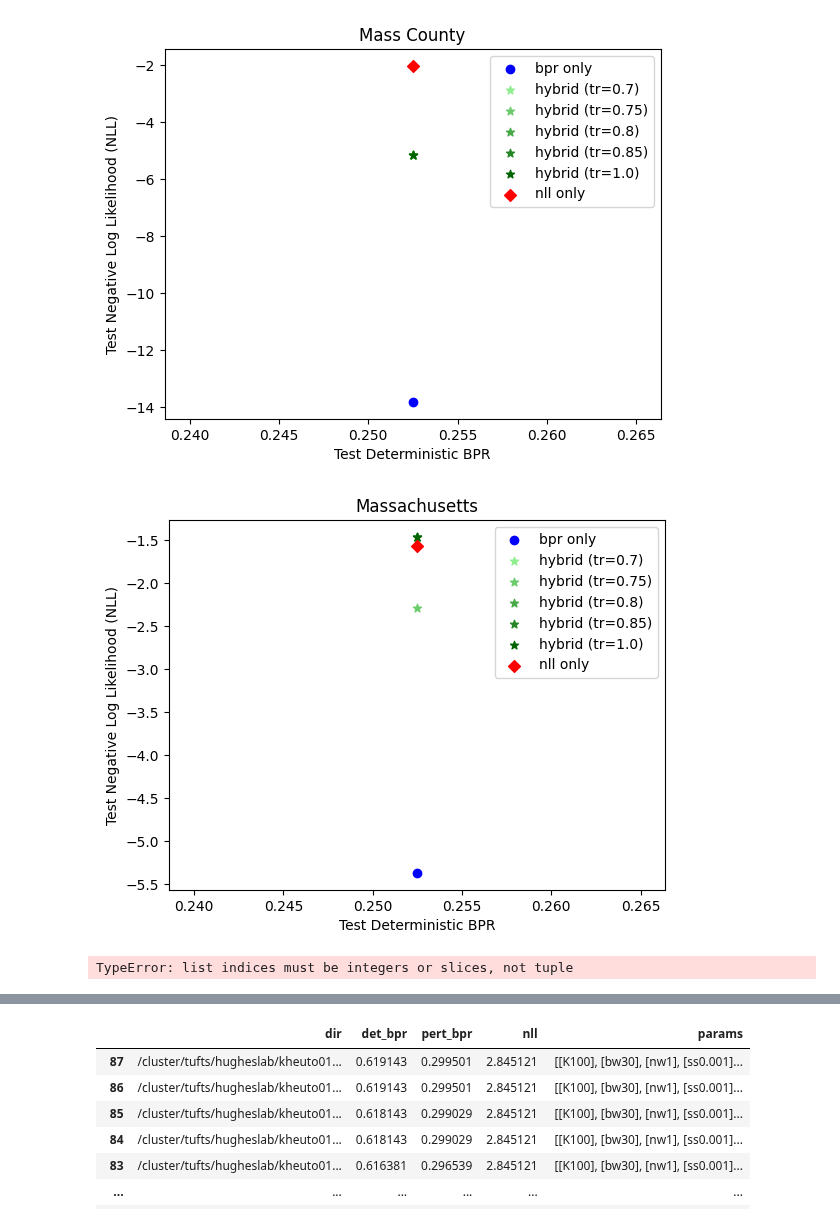
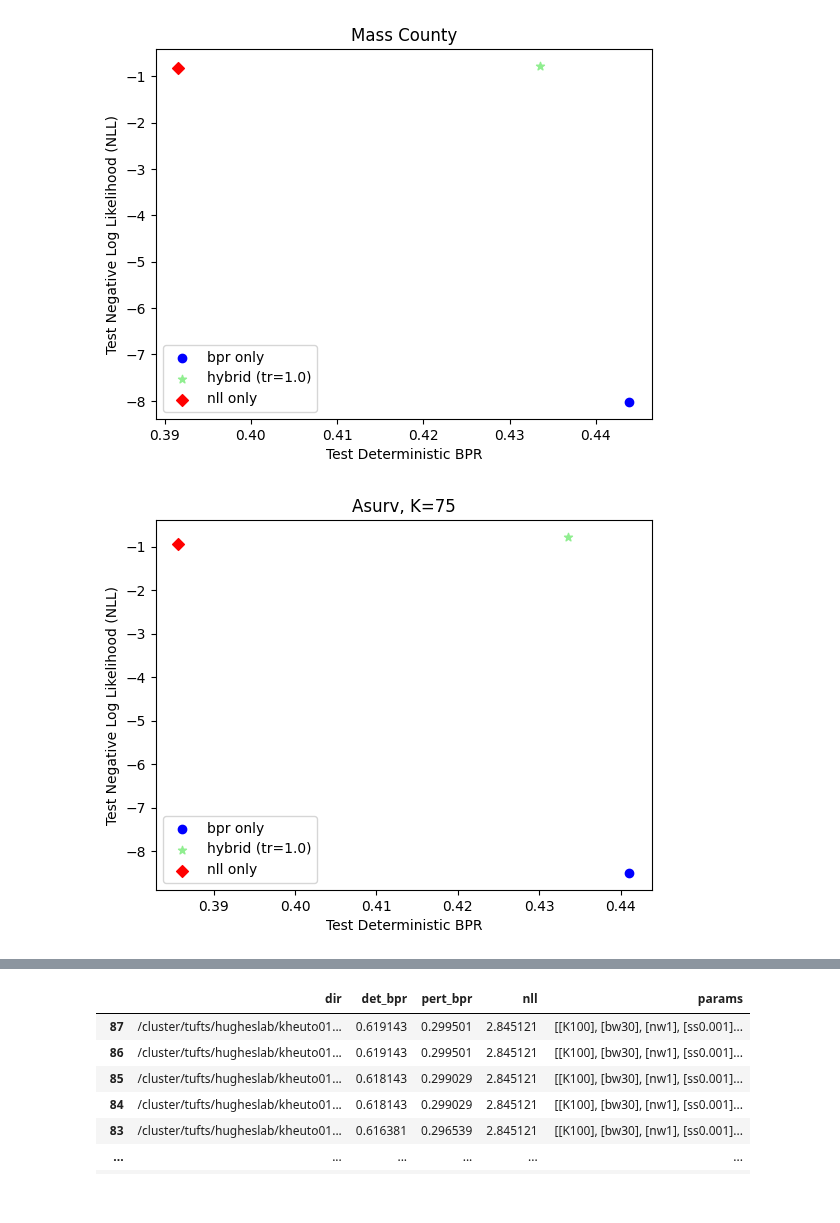
Before and after one commit to kheuton/prob_diff_topk, a Jupyter notebook: CheckOpioidResults.ipynb, the cells around one changed output, grey strips where cells are left out. Cells and saved outputs as stored; diff of their text form; code cells hidden in the pictures.

```diff
--- a/CheckOpioidResults.ipynb
+++ b/CheckOpioidResults.ipynb
@@ -22,12 +22,12 @@ from matplotlib import pyplot as plt
 def load_data(data_dir):
     """Load and process training, validation, and test data."""
     # Load data
-    train_X_df = pd.read_csv(os.path.join(data_dir, 'train_x.csv'), index_col=[0,1])
-    train_Y_df = pd.read_csv(os.path.join(data_dir, 'train_y.csv'), index_col=[0,1])
-    val_X_df = pd.read_csv(os.path.join(data_dir, 'valid_x.csv'), index_col=[0,1])
-    val_Y_df = pd.read_csv(os.path.join(data_dir, 'valid_y.csv'), index_col=[0,1])
-    test_X_df = pd.read_csv(os.path.join(data_dir, 'test_x.csv'), index_col=[0,1])
-    test_Y_df = pd.read_csv(os.path.join(data_dir, 'test_y.csv'), index_col=[0,1])
+    train_X_df = pd.read_csv(os.path.join(data_dir, 'bird_train_x.csv'), index_col=[0,1])
+    train_Y_df = pd.read_csv(os.path.join(data_dir, 'bird_train_y.csv'), index_col=[0,1])
+    val_X_df = pd.read_csv(os.path.join(data_dir, 'bird_valid_x.csv'), index_col=[0,1])
+    val_Y_df = pd.read_csv(os.path.join(data_dir, 'bird_valid_y.csv'), index_col=[0,1])
+    test_X_df = pd.read_csv(os.path.join(data_dir, 'bird_test_x.csv'), index_col=[0,1])
+    test_Y_df = pd.read_csv(os.path.join(data_dir, 'bird_test_y.csv'), index_col=[0,1])
 
     def convert_df_to_3d_array(df):
         geoids = sorted(df.index.get_level_values('geoid').unique())
@@ -219,6 +219,9 @@ To enable the following instructions: AVX2 AVX512F AVX512_VNNI FMA, in other ope
 # %%
 data_dir = '/cluster/tufts/hugheslab/datasets/NSF_OD/cleaned/long/MA'
 base_dir = '/cluster/tufts/hugheslab/kheuto01/opioid_hpc_test_long_big/MA/'
+K=50
+data_dir = '/cluster/tufts/hugheslab/fmuenc01/code/prob_diff_topk/data_dir/asurv/2monthly_ctxtSize5_small/'
+base_dir = f'/cluster/tufts/hugheslab/fmuenc01/bird_zero_rand_K{K}_8000_bigFix_nll_shortcut/asurv'
 # %%
 
 def make_negative_binomial_report(exp_dir, title=None):
@@ -384,3 +389,3 @@ results.to_csv('~/code/prob_diff_topk/final_ma_train_val.csv')
 # %%
-results_df, best_model_info = find_best_model_and_evaluate(base_dir, data_dir, device='cuda', K=100)
+results_df, best_model_info = find_best_model_and_evaluate(base_dir, data_dir, device='cuda', K=K, num_score_samples=50000)
 # %% [output]
@@ -412,7 +415,7 @@ results_df.to_csv('~/code/prob_diff_topk/final_ma.csv')
 import matplotlib.colors as mcolors
 
 # Extract 'tr' values from results_df['param_8']
-results_df['tr'] = results_df['param_8'].apply(lambda x: float(x[0][2:]) if isinstance(x, list) and len(x) > 0 else np.nan)
+results_df['tr'] = results_df['param_8'].apply(lambda x: float(x[0][2:]) if isinstance(x, list) and len(x) > 0 and len(x[0]) < 8 else np.nan)
 
 # Extract 'bw' and 'nw' values from param_1 and param_2
 results_df['bw'] = results_df['param_1'].apply(lambda x: int(x[0][2:]) if isinstance(x, list) and len(x) > 0 else np.nan)
@@ -452,37 +455,33 @@ plt.ylabel('Test Negative Log Likelihood (NLL)')
 handles, labels = plt.gca().get_legend_handles_labels()
 by_label = dict(sorted(zip(labels, handles), key=lambda x: x[0]))
 plt.legend(by_label.values(), by_label.keys())
 plt.show()
 # Plot the test nll and bpr, but choose models based on the best val_det_bpr
 for bw, nw in [(30, 0), (30, 1), (0, 1)]:
     mask = (results_df['bw'] == bw) & (results_df['nw'] == nw)
     if bw == 30 and nw == 0:
         idx = results_df[mask]['det_bpr'].idxmax()
         plt.scatter(results_df.loc[idx, 'test_det_bpr'], -results_df.loc[idx, 'test_nll'],
                     color=colors[(bw, nw)], marker=markers[(bw, nw)], label=labelslist[(bw, nw)])
     elif bw == 30 and nw == 1:
         for i, tr in enumerate(thresholds):
             tr_mask = mask & (results_df['tr'] == tr)
             idx = results_df[tr_mask]['det_bpr'].idxmax()
             plt.scatter(results_df.loc[idx, 'test_det_bpr'], -results_df.loc[idx, 'test_nll'],
                         color=shades_of_green[i], marker=markers[(bw, nw)], label=f"{labelslist[(bw, nw)]} (tr={tr})")
     elif bw == 0 and nw == 1:
         idx = results_df[mask]['det_bpr'].idxmax()
         plt.scatter(results_df.loc[idx, 'test_det_bpr'], -results_df.loc[idx, 'test_nll'],
                     color=colors[(bw, nw)], marker=markers[(bw, nw)], label=labelslist[(bw, nw)])
 
 # Set labels and legend
-plt.title('Massachusetts')
+plt.title(f'Asurv, K={K}')
 plt.xlabel('Test Deterministic BPR')
 plt.ylabel('Test Negative Log Likelihood (NLL)')
 handles, labels = plt.gca().get_legend_handles_labels()
 by_label = dict(sorted(zip(labels, handles), key=lambda x: x[0]))
 plt.legend(by_label.values(), by_label.keys())
 plt.show()
 # %% [output]
-[figure, old version]
+[figure, new version]
-[figure, old version]
+[figure, new version]
-# %%
-labels[(bw, nw)]
-# %% [output]
-TypeError: list indices must be integers or slices, not tuple
```
Also changed, not shown: parts of 7 cells of this notebook, 12 other files.
